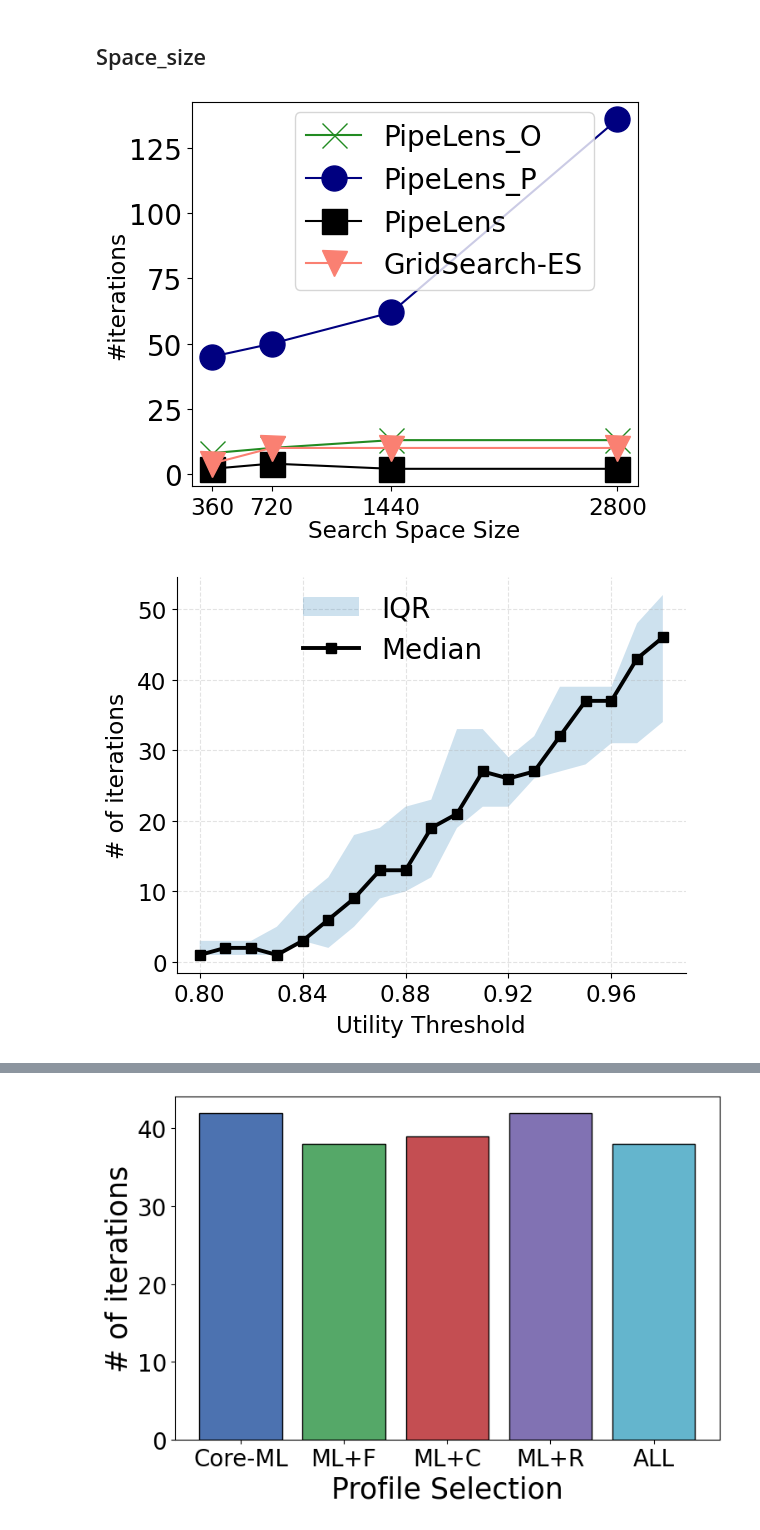
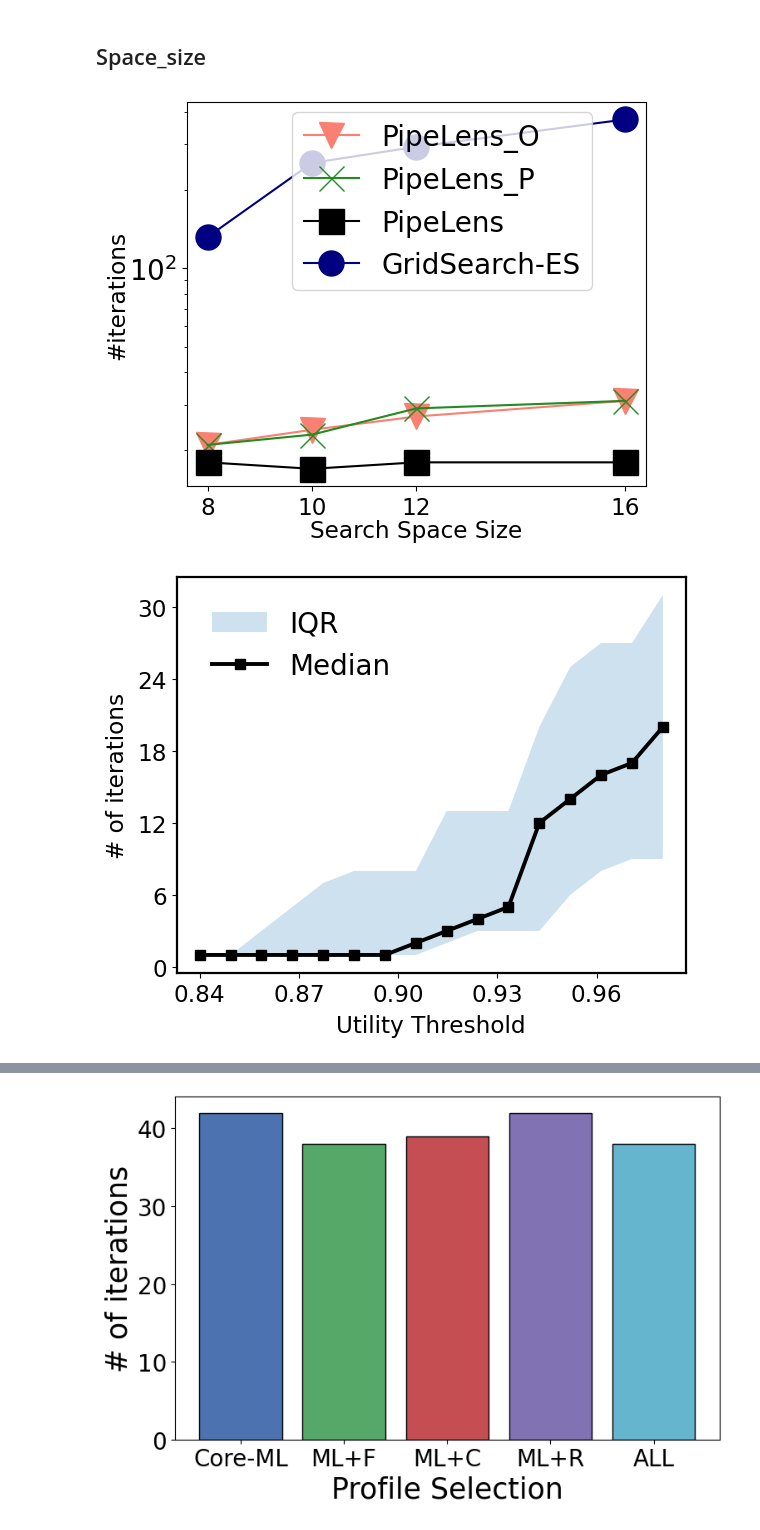
Before and after one commit to jahid674/PipeLens, a Jupyter notebook: MLplot.ipynb, the cells around one changed output, grey strips where cells are left out. Saved outputs shown, nothing was run; the diff lists cells and outputs as text; code cells hidden in the pictures.

```diff
--- a/MLplot.ipynb
+++ b/MLplot.ipynb
@@ -703,7 +586,6 @@ fsize=20
 font = {'family': "sans serif", 'size': fsize}
 matplotlib.rc('font', **font)
 
-# --- Save path ---
 folder_path = '/Users/hasan89/Documents/PipeLens_Plot/Ablation'
 file_name = f"space_size.pdf"
 
@@ -713,18 +595,19 @@ file_path = os.path.join(folder_path, file_name)
 import os
 import matplotlib.pyplot as plt
 import matplotlib.ticker as mticker
-s_size = [360, 720, 1440, 2800]
+s_size = [8, 10, 12, 16]
 labels = [f"{v:.0f}" for v in s_size]
 s_sizes = s_size
 
-plt.figure(figsize=(6, 5)) # in inches!
+plt.figure(figsize=(6, 5))
 plt.xticks(fontsize= fsize/1.2)
-#plt.yscale("log")
+plt.yscale("log")
 
-plt.plot(s_sizes, pipelens_pro, 'k-x', label='PipeLens_O',color='forestgreen',markersize=18)
-plt.plot(s_sizes, grid, 'k-o',label='PipeLens_P',color='navy',markersize=18)
+plt.plot(s_sizes, pipelens_o, 'k-v', label='PipeLens_O',color='salmon',markersize=18)
+plt.plot(s_sizes, pipelens_pro, 'k-x', label='PipeLens_P',color='forestgreen',markersize=18)
 plt.plot(s_sizes, pipelens_main, 'k-s',label='PipeLens',color='black',markersize=18)
-plt.plot(s_sizes, pipelens_o, 'k-v', label='GridSearch-ES',color='salmon',markersize=18)
+plt.plot(s_sizes, grid, 'k-o',label='GridSearch-ES',color='navy',markersize=18)
+
 plt.legend(loc='upper right')
 
 plt.xlabel('Search Space Size',labelpad=0, fontsize=fsize/1.2)
@@ -734,12 +617,11 @@ plt.legend(fontsize=fsize/1, loc='best', ncol=1)
 ax = plt.gca()
 ax.legend(
     fontsize=fsize/1,
-    loc='upper left',     # anchor point on the legend box
+    loc='upper left',
     ncol=1,
     bbox_to_anchor=(0.2, 1.01)
 )
 
-# Equally spaced ticks with labels from x_en
 ax = plt.gca()
 ax.set_xticks(s_sizes)
 ax.set_xticklabels(labels)
@@ -747,7 +629,7 @@ plt.tight_layout()
 plt.savefig(file_path, format='pdf', dpi=1600, bbox_inches='tight', pad_inches=0.1)
 plt.show()
 # %% [output]
-[figure, old version]
+[figure, new version]
 # %%
 import os
 import numpy as np
@@ -755,28 +637,19 @@ import matplotlib
 import matplotlib.pyplot as plt
 import matplotlib.ticker as mticker
 
-# -----------------------
-# Font settings (same spirit as yours)
-# -----------------------
 fsize = 20
 font = {'family': "sans serif", 'size': fsize}
 matplotlib.rc('font', **font)
 
-# -----------------------
-# Data (yours)
-# -----------------------
-x = np.linspace(0.02, 0.2, 19)  # Utility Threshold
 
-q  = [46, 43, 37, 37, 32, 27, 26, 27, 21, 19, 13, 13, 9, 6, 3, 1, 2, 2, 1]
-q1 = [34, 31, 31, 28, 27, 26, 22, 22, 19, 12, 10, 9, 5, 2, 3, 1, 1, 1, 1]
-q3 = [52, 48, 39, 39, 39, 32, 29, 33, 33, 23, 22, 19, 18, 12, 9, 5, 3, 3, 3]
+x = np.linspace(0.02, 0.16, 16)
 
-# -----------------------
-# Reverse x as 1-x AND make everything start "reversely"
-# -----------------------
+q  = [20, 17, 16, 14, 12, 5, 4, 3, 2, 1, 1, 1, 1, 1,1,1]
+q1 = [9, 9, 8, 6, 3, 3, 3, 2, 1, 1, 1, 1, 1, 1, 1, 1]
+q3 = [31, 27, 27, 25, 20, 13, 13, 13, 8, 8, 8, 7, 5, 3, 1, 1]
+
+
 x_plot = 1 - x
-
-# Sort by x_plot so the curve starts from the smallest x_plot (left) to largest (right)
 order = np.argsort(x_plot)
 
 x_plot = x_plot[order]
@@ -784,68 +657,55 @@ q  = np.array(q)[order]
 q1 = np.array(q1)[order]
 q3 = np.array(q3)[order]
 
-# -----------------------
-# Save path
-# -----------------------
 folder_path = '/Users/hasan89/Documents/PipeLens_Plot/Ablation'
-file_name = "mean_iqr_plot_20points_pretty_reverse.pdf"
+file_name = "thresholds_update.pdf"
 os.makedirs(folder_path, exist_ok=True)
 file_path = os.path.join(folder_path, file_name)
 
-# -----------------------
-# Plot (keep everything same style)
-# -----------------------
+
 fig, ax = plt.subplots(figsize=(6.4, 5.2))
 
-# Subtle axis styling (cleaner than default grid)
-ax.spines['top'].set_visible(False)
-ax.spines['right'].set_visible(False)
+for side in ['top', 'right', 'bottom', 'left']:
+    ax.spines[side].set_visible(True)
+    ax.spines[side].set_linewidth(1.6)
+    ax.spines[side].set_color('black')
+
 ax.tick_params(axis='both', which='major', labelsize=fsize/1.2)
 
-# IQR shaded band
 ax.fill_between(
     x_plot, q1, q3,
     alpha=0.22,
     label='IQR'
 )
 
-# Mean line on top (clear emphasis)
 ax.plot(
     x_plot, q,
     marker='s',
     linewidth=2.8,
     markersize=7.5,
     label='Median',
     color='black'
 )
 
-# Axes labels
+
 ax.set_xlabel('Utility Threshold', labelpad=6, fontsize=fsize/1.2)
 ax.set_ylabel('# of iterations', labelpad=6, fontsize=fsize/1.2)
-
-# Better tick formatting (no crowding)
 ax.xaxis.set_major_locator(mticker.MaxNLocator(6))
 ax.yaxis.set_major_locator(mticker.MaxNLocator(6))
-
-# IMPORTANT: Format ticks to show values of (1 - x_plot) i.e., original threshold
 ax.xaxis.set_major_formatter(mticker.FuncFormatter(lambda val, pos: f"{val:.2f}"))
 
-# Light grid (paper-friendly)
-ax.grid(True, which='major', linestyle='--', linewidth=0.8, alpha=0.35)
-
-# Legend (your anchored style, but cleaner placement)
 ax.legend(
     fontsize=fsize/1,
     loc='upper left',
-    bbox_to_anchor=(0.2, 1.02),
+    bbox_to_anchor=(0.02, 0.98),
     frameon=False
 )
 
 plt.tight_layout()
 plt.savefig(file_path, format='pdf', dpi=1600, bbox_inches='tight', pad_inches=0.1)
 plt.show()
 # %% [output]
-[figure, old version]
+[figure, new version]
 # %%
 import os
 import numpy as np
```
Also changed, not shown: parts of 28 cells of this notebook, 32 other files.
